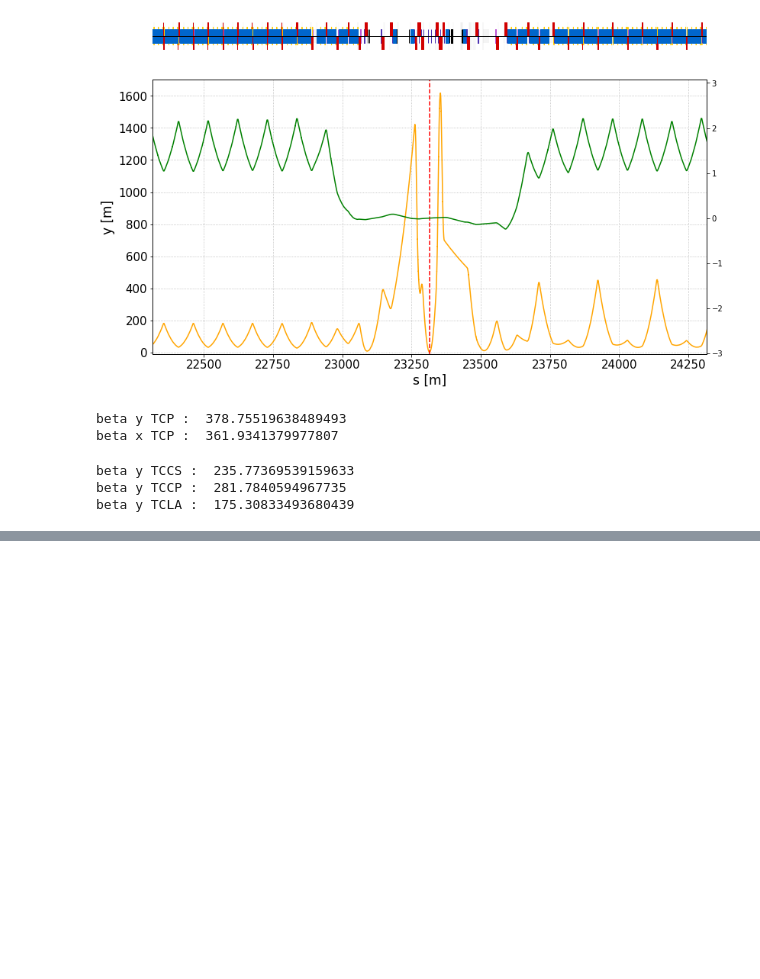
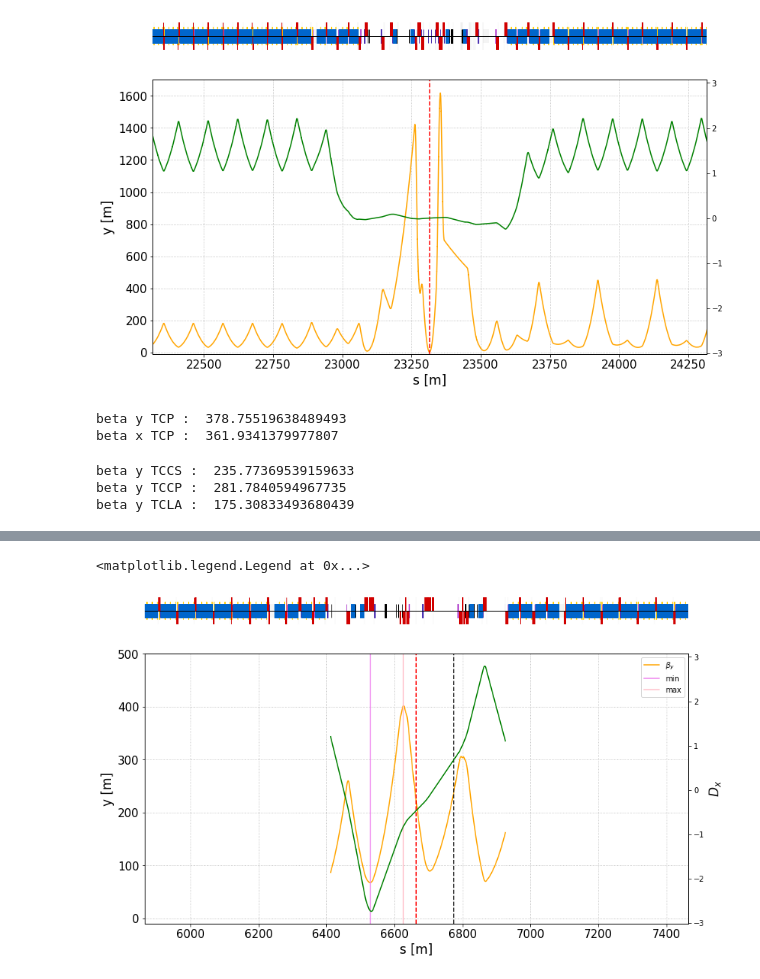
Before and after one commit to chiaramaccani/two_cryst_sim, a Jupyter notebook: Inspect_line.ipynb, the cells around one changed output, grey strips where cells are left out. Cells and saved outputs as stored; diff of their text form; code cells hidden in the pictures; blank space fills up the shorter version.

```diff
--- a/Inspect_line.ipynb
+++ b/Inspect_line.ipynb
@@ -587,7 +594,7 @@ def plot_ip_v1(IP_s,N = 1000, y_lim = 1300, end_s=26658.883171485748):
     plot_axis[1].axvline(IP_s, color='r', linestyle='--')
     plot_axis[1].axvline(end_s - TCCS_loc, color='k', linestyle='--')
 # %%
-def plot_ip(IP_s, plot_axis, N = 800, y_lim = 1300, end_s=26658.883171485748):
+def plot_ip(IP_s, plot_axis, N = 800, y_lim = 1300, end_s=26658.883171485748, beta='bety'):
     TCCS_loc = end_s - 6773.7 #6775
     s_start = IP_s - N #19000#6300
     s_stop = IP_s + N #21000#7100
@@ -595,7 +602,7 @@ def plot_ip(IP_s, plot_axis, N = 800, y_lim = 1300, end_s=26658.883171485748):
     pymadx.Plot._SetMachineAxesStyle(plot_axis[0])
     pymadx.Plot._DrawMachineLattice(plot_axis[0], layout_data_object)
     plot_axis[0].set_xlim(s_start,s_stop)
-    plot_axis[1].plot(df["s"],df["bety"],color="orange", label=r'$\beta_y$')
+    plot_axis[1].plot(df["s"],df[beta],color="orange", label=r'$\beta_y$')
     d_ax = plot_axis[1].twinx()
     d_ax.plot(df["s"], -df["dx"],color="green", label=r'$D_x$')
     d_ax.set_ylabel(r'$D_x$',  fontsize=17)
@@ -692,0 +702,8 @@ beta y TCLA :  175.30833493680439
+# %%
+HL_rem_IR7_tune = './input_files/HL_IR7_tune_changed/b4_sequence_patched_tune.json'
+coll_file_HL_orig = "./input_files/colldbs/HL_tight.yaml"
+# %%
+tw, df_ap, line_HL_o = load_line(HL_rem_IR7_tune, coll_file_HL_orig)
+df_tw= tw.to_pandas()
+df_tw = change_coordinates_to_b1(df_tw, line_HL_o.get_length())
+df_tw = filter_aperture_rotations(df_tw, line_HL_o)
@@ -692,0 +728,3 @@ beta y TCLA :  175.30833493680439
+# %%
+d = df_tw.iloc[df_tw.query('name=="mq.7r3.b2"').index[0] :df_tw.query('name=="mqtli.7l3.b2"').index[0]-100]
+d['name']
@@ -692,0 +744,10 @@ beta y TCLA :  175.30833493680439
+# %%
+df = d
+fig, ax = plt.subplots(2, 1, gridspec_kw={'height_ratios': [0.1, 1]}, sharex=True, figsize=(13,8))
+plot_ip(IR3_s, ax,y_lim=500)
+ax[1].axvline(d.iloc[np.where(d['bety']==min(d['bety']))[0]]['s'].iloc[0], color='violet', linestyle='-', label='min')
+ax[1].axvline(d.iloc[np.where(d['bety']==max(d['bety']))[0]]['s'].iloc[0], color='pink', linestyle='-', label='max')
+ax[1].legend()
+# %% [output]
+<matplotlib.legend.Legend at 0x...>
+[figure, added]
```
Also changed, not shown: parts of 29 cells of this notebook, 39 other files.
